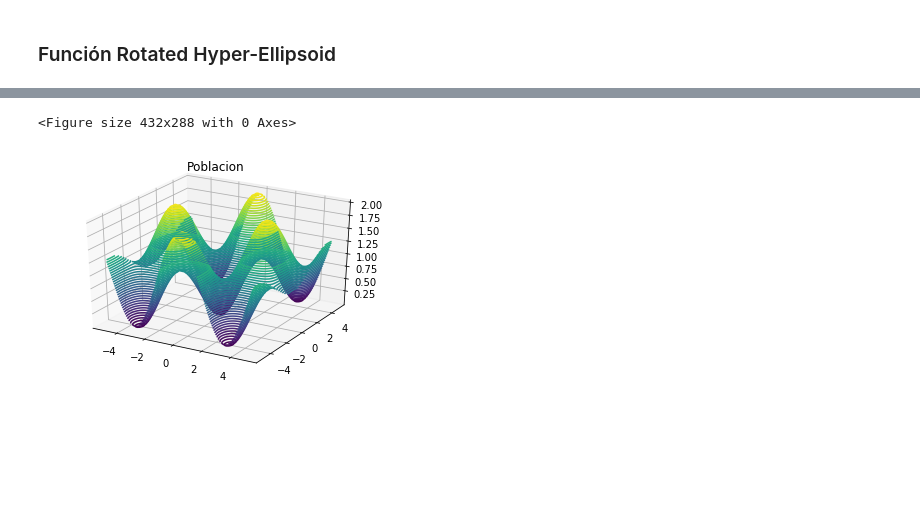
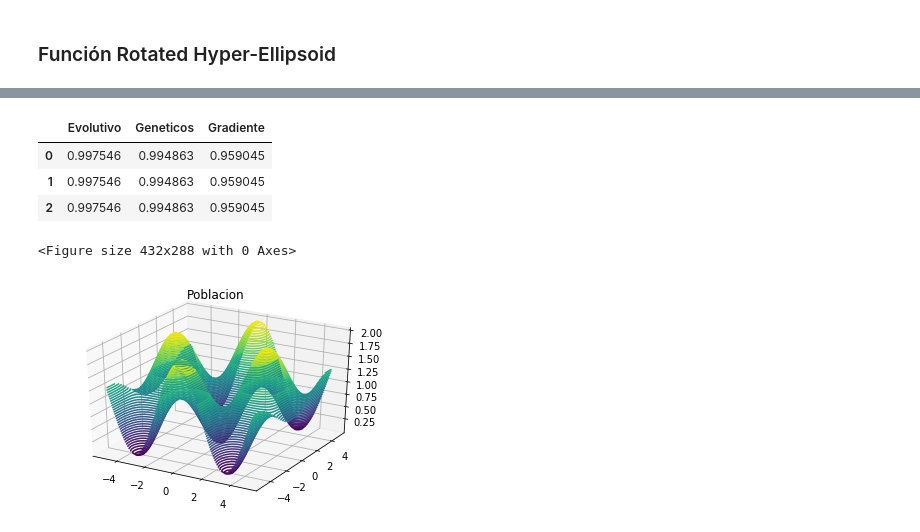
Before and after one commit to Famvazpom/IA-Projects, a Jupyter notebook: Estrategias-Evolutivas/Algoritmos_Geneticos_y_Estrategias.ipynb, the cells around one changed output, grey strips where cells are left out. Saved outputs shown, nothing was run; the diff lists cells and outputs as text; code cells hidden in the pictures; blank space fills up the shorter version.

```diff
--- a/Estrategias-Evolutivas/Algoritmos_Geneticos_y_Estrategias.ipynb
+++ b/Estrategias-Evolutivas/Algoritmos_Geneticos_y_Estrategias.ipynb
@@ -354,6 +376,11 @@ GraficaSuperficie(4)
 [figure]
 # %%
 GraficaSuperficie(5)
+executeFunction(P0,P0_Gen,5)
 # %% [output]
+|  | Evolutivo | Geneticos | Gradiente |
+| 0 | 0.997546 | 0.994863 | 0.959045 |
+| 1 | 0.997546 | 0.994863 | 0.959045 |
+| 2 | 0.997546 | 0.994863 | 0.959045 |
 <Figure size 432x288 with 0 Axes>
 [figure]
```
Also changed, not shown: parts of 11 cells of this notebook.
